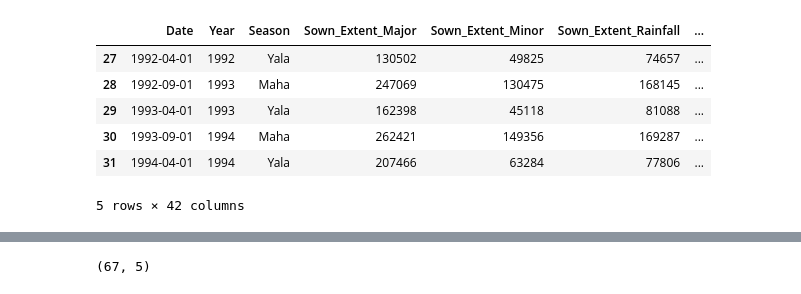
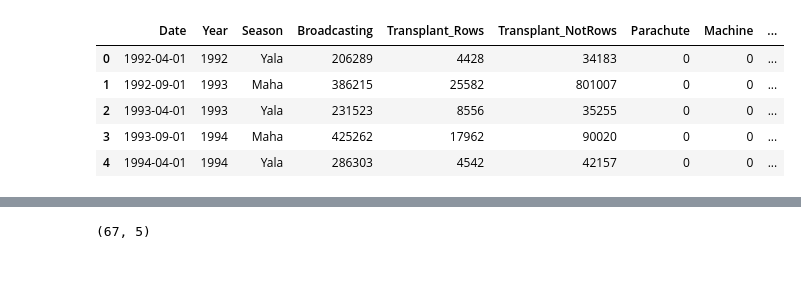
Before and after one commit to AchiniWathsala/Forecasting_Paddy_Production, a Jupyter notebook: var_for_fertilizer.ipynb, the cells around one changed output, grey strips where cells are left out. Drawn from its saved outputs; the diff is of its cells as text; code cells hidden in the pictures.

```diff
--- a/var_for_fertilizer.ipynb
+++ b/var_for_fertilizer.ipynb
@@ -13,27 +13,26 @@ from sklearn.metrics import mean_absolute_error, mean_squared_error
 mpl.rcParams['figure.figsize'] = (10,8)
 mpl.rcParams['axes.grid'] = False
 # %%
-data = pd.read_excel("df.xlsx")
+df = pd.read_excel("df_practices.xlsx")
 
 # Remove unwanted rows
-df = data.iloc[27:, :]
+# df = data.iloc[27:, :]
 
 # Convert Date column to datetime
 df['Date'] = pd.to_datetime(df['Date'])
 
 # Sort values by date
 df = df.sort_values('Date')
 
 
 df.head()
 # %% [output]
-|  | Date | Year | Season | Sown_Extent_Major | Sown_Extent_Minor | Sown_Extent_Rainfall | ... |
-| 27 | 1992-04-01 | 1992 | Yala | 130502 | 49825 | 74657 | ... |
-| 28 | 1992-09-01 | 1993 | Maha | 247069 | 130475 | 168145 | ... |
-| 29 | 1993-04-01 | 1993 | Yala | 162398 | 45118 | 81088 | ... |
-| 30 | 1993-09-01 | 1994 | Maha | 262421 | 149356 | 169287 | ... |
-| 31 | 1994-04-01 | 1994 | Yala | 207466 | 63284 | 77806 | ... |
+|  | Date | Year | Season | Broadcasting | Transplant_Rows | Transplant_NotRows | Parachute | Machine | ... |
+| 0 | 1992-04-01 | 1992 | Yala | 206289 | 4428 | 34183 | 0 | 0 | ... |
+| 1 | 1992-09-01 | 1993 | Maha | 386215 | 25582 | 801007 | 0 | 0 | ... |
+| 2 | 1993-04-01 | 1993 | Yala | 231523 | 8556 | 35255 | 0 | 0 | ... |
+| 3 | 1993-09-01 | 1994 | Maha | 425262 | 17962 | 90020 | 0 | 0 | ... |
+| 4 | 1994-04-01 | 1994 | Yala | 286303 | 4542 | 42157 | 0 | 0 | ... |
-5 rows × 42 columns
 # %%
 df.info()
 # %% [output]
```
Also changed, not shown: parts of 15 cells of this notebook, 15 other files.
